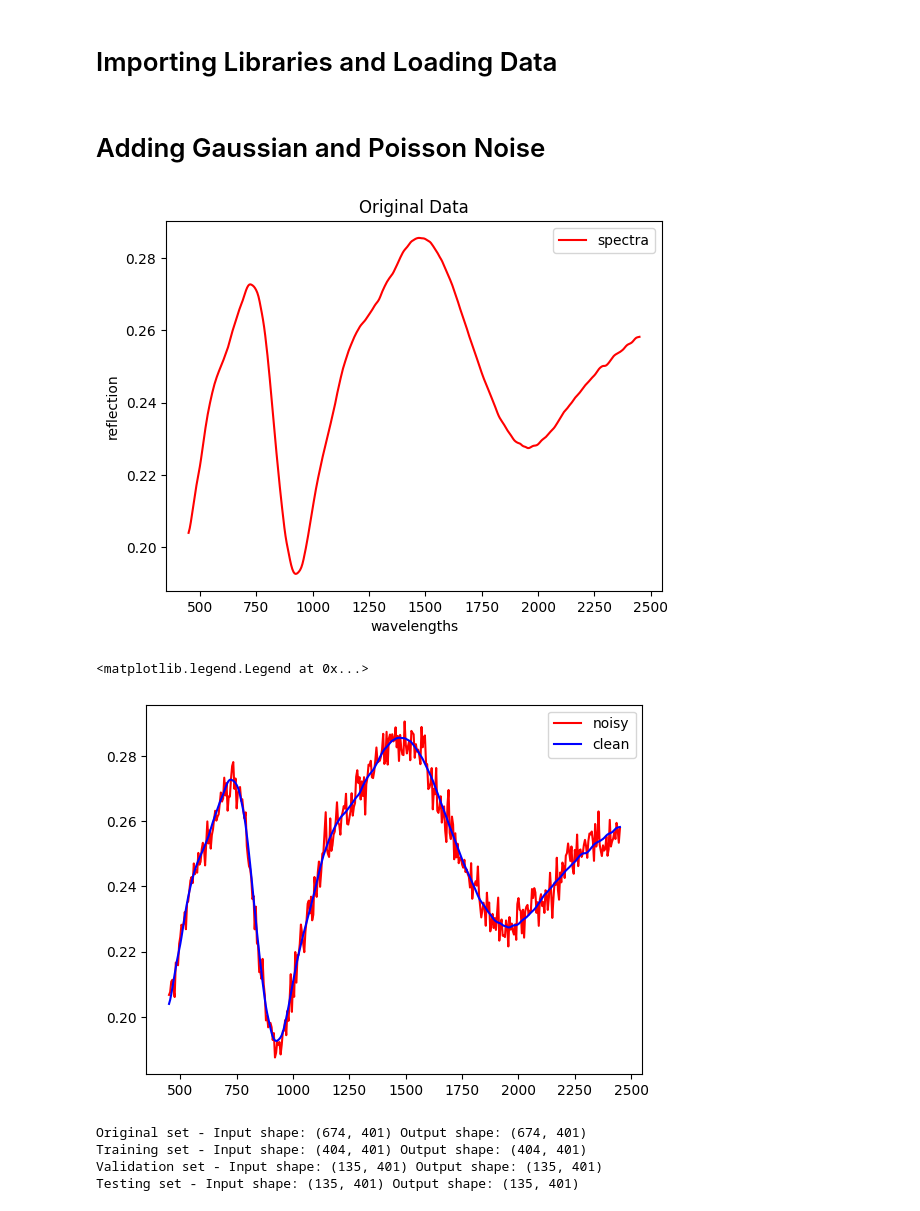
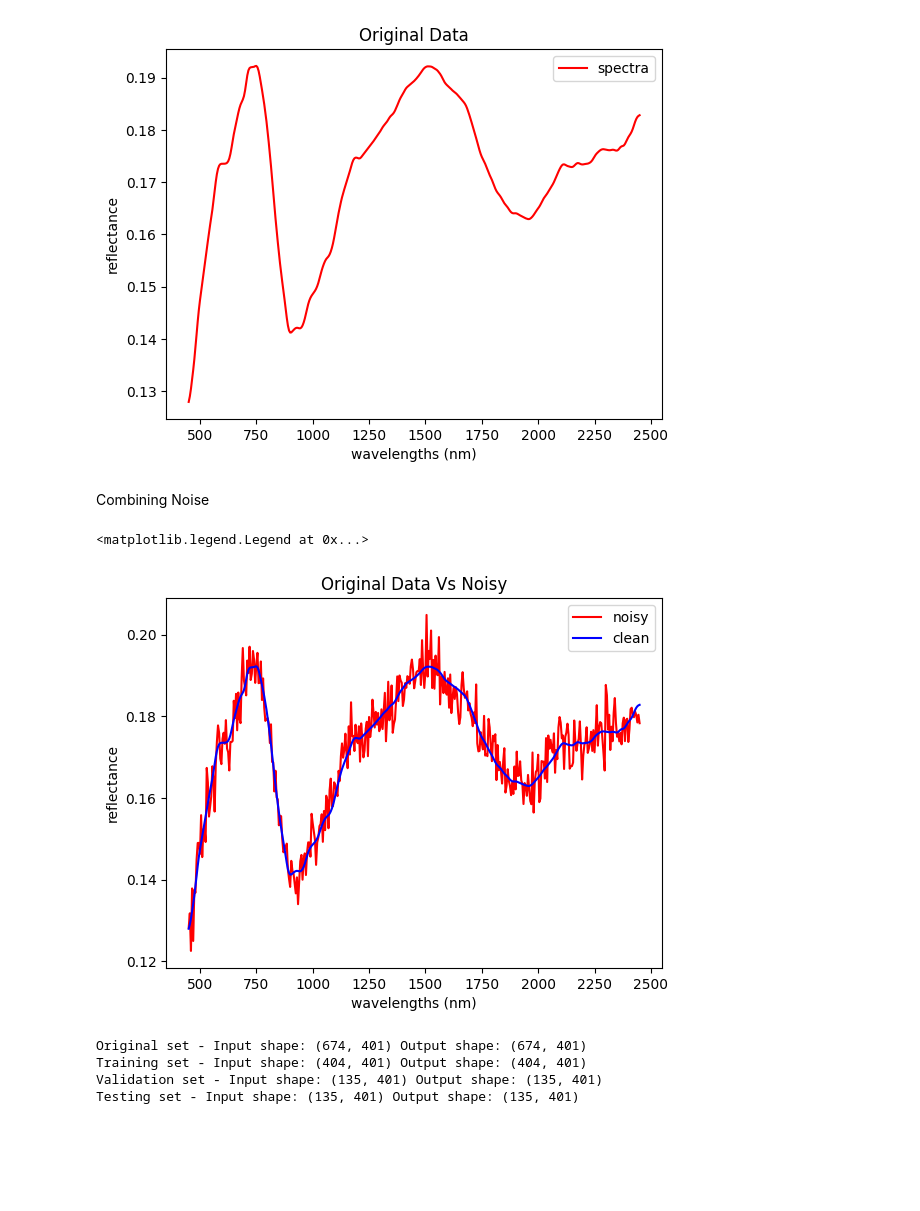
Before and after one commit to MuhammadOsmanFarooqui/msc-thesis, a Jupyter notebook: msc-thesis-reflectance-data.ipynb, the cells around one changed output. Drawn from its saved outputs; the diff is of its cells as text; code cells hidden in the pictures; blank space fills up the shorter version.

Commit message:
Updated thesis notebook with more graphs

```diff
--- a/msc-thesis-reflectance-data.ipynb
+++ b/msc-thesis-reflectance-data.ipynb
@@ -1,5 +1,3 @@
-# %% [markdown]
-# Importing Libraries and Loading Data
 # %%
 import numpy as np
 import matplotlib.pyplot as plt
@@ -8,8 +6,6 @@ from sklearn.model_selection import train_test_split
 from numpy import random
 data = np.load('/content/mineral-spectra_denoised.npz', allow_pickle=True)
 original_data = data['spectra']
-# %% [markdown]
-# Adding Gaussian and Poisson Noise
 # %%
 mean = 0
 std_deviation = 25
@@ -25,26 +21,31 @@ lambda_value = 10
 poisson_noise =  0.001 * (rng.poisson(lambda_value, original_data.shape) - lambda_value)
 #poisson_noisy_data = np.random.poisson(lambda_value, original_data.shape)
 
-plt.plot(data['wavelengths'], original_data[0].T, color='red', label='spectra')
-plt.xlabel('wavelengths')
-plt.ylabel('reflection')
+plt.plot(data['wavelengths'], original_data[100].T, color='red', label='spectra')
+plt.xlabel('wavelengths (nm)')
+plt.ylabel('reflectance')
 plt.title('Original Data')
 plt.legend()
 plt.show()
 # %% [output]
-[figure, old version]
+[figure, new version]
+# %% [markdown]
+Combining Noise
 # %%
 # combining two noise
 noisy_data = original_data + gaussian_noise + poisson_noise
 # save the noisy data to a new .npz file
 np.savez('noisy_data.npz', data_n=noisy_data)
 lables = data['spectra']
-plt.plot(data['wavelengths'], noisy_data[0].T, color='red', label='noisy')
-plt.plot(data['wavelengths'], lables[0].T, color='blue', label='clean')
+plt.plot(data['wavelengths'], noisy_data[100].T, color='red', label='noisy')
+plt.plot(data['wavelengths'], lables[100].T, color='blue', label='clean')
+plt.xlabel('wavelengths (nm)')
+plt.ylabel('reflectance')
+plt.title('Original Data Vs Noisy')
 plt.legend()
 # %% [output]
 <matplotlib.legend.Legend at 0x...>
-[figure, old version]
+[figure, new version]
 # %%
 rnd_seed = 42
 rng = np.random.default_rng(seed=rnd_seed)
```
Also changed, not shown: parts of 31 cells of this notebook.
